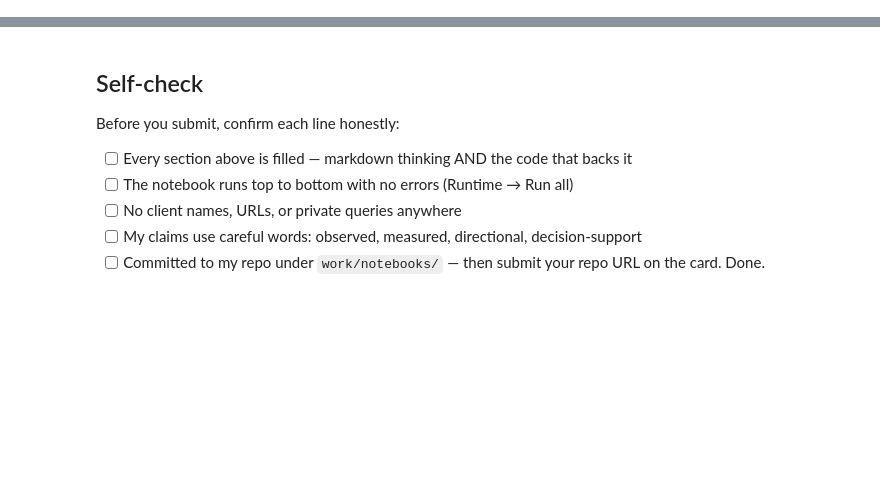
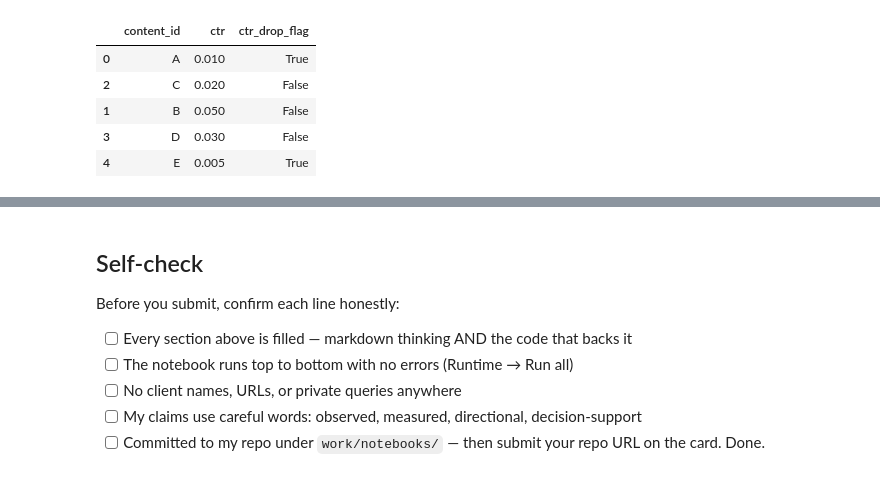
Before and after one commit to abubakarshahid439/ABUBAKAR.flyrank-ml-internship, a Jupyter notebook: work/notebooks/w07_action_playbook.ipynb, the cells around one changed output, grey strips where cells are left out. Drawn from its saved outputs; the diff is of its cells as text; code cells hidden in the pictures; blank space fills up the shorter version.

```diff
--- a/work/notebooks/w07_action_playbook.ipynb
+++ b/work/notebooks/w07_action_playbook.ipynb
@@ -43,0 +122,11 @@ This skeleton is yours to fill. Work the sections **in order** — each one has
+# %%
+# Simulate monitoring condition
+df["ctr_drop_flag"] = df["ctr"] < 0.02
+df[["content_id", "ctr", "ctr_drop_flag"]]
+# %% [output]
+|  | content_id | ctr | ctr_drop_flag |
+| 0 | A | 0.010 | True |
+| 2 | C | 0.020 | False |
+| 1 | B | 0.050 | False |
+| 3 | D | 0.030 | False |
+| 4 | E | 0.005 | True |
```
Also changed, not shown: parts of 20 cells of this notebook.
